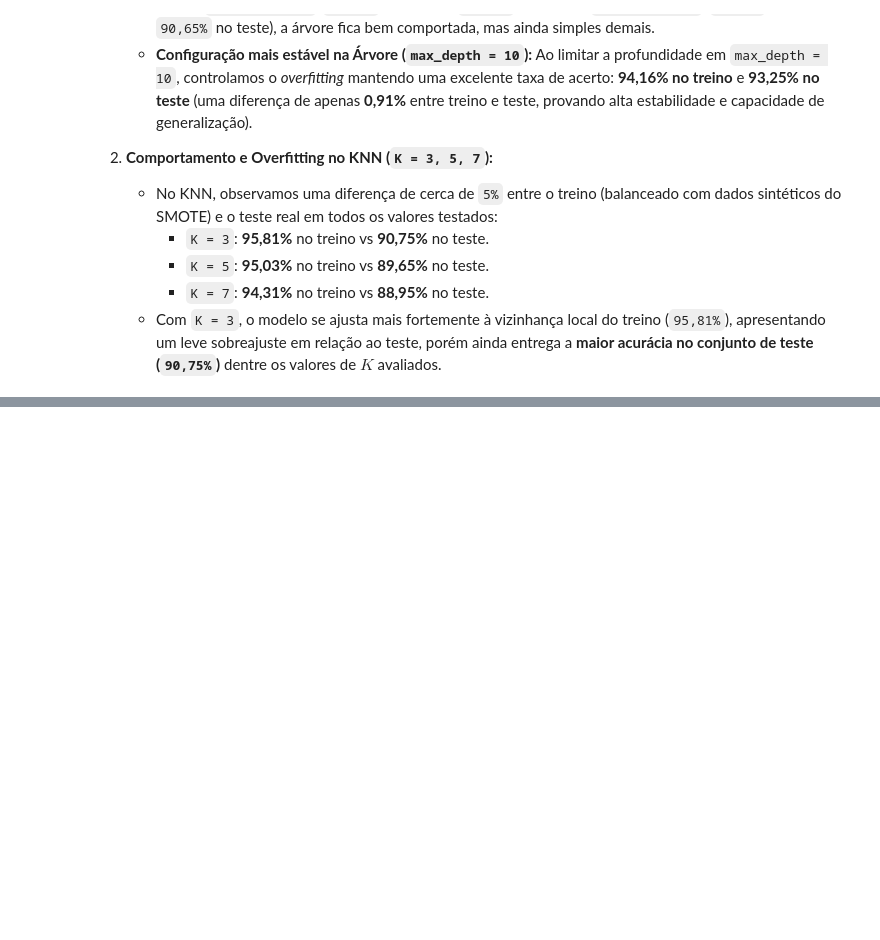
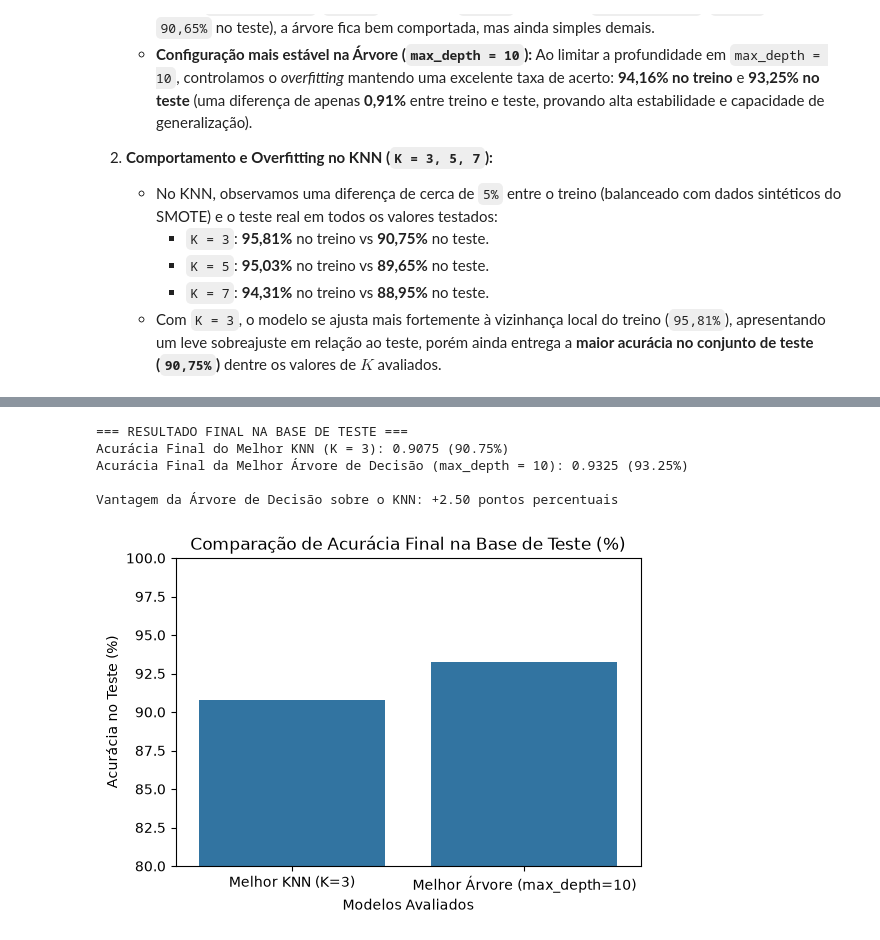
Before and after one commit to maumau220/playground, a Jupyter notebook: Manutenção Preditiva (Indústria 4.0)/notebooks/pipeline_preditivo.ipynb, the cells around one changed output, grey strips where cells are left out. Drawn from its saved outputs; the diff is of its cells as text; code cells hidden in the pictures; blank space fills up the shorter version.

Commit message:
implementa avaliacao final na base de teste e comparacao entre modelos

```diff
--- a/Manutenção Preditiva (Indústria 4.0)/notebooks/pipeline_preditivo.ipynb
+++ b/Manutenção Preditiva (Indústria 4.0)/notebooks/pipeline_preditivo.ipynb
@@ -469,0 +475,39 @@ Comparando as taxas de acerto entre a base de **treino** e a base de **teste**,
+# %%
+# Selecionando e avaliando o melhor KNN (K = 3) nos dados de teste
+melhor_knn = KNeighborsClassifier(n_neighbors=3)
+melhor_knn.fit(X_treino_escalonado, y_treino_balanceado)
+previsoes_finais_knn = melhor_knn.predict(X_teste_escalonado)
+acuracia_final_knn = accuracy_score(y_teste, previsoes_finais_knn)
+
+# Selecionando e avaliando a melhor Árvore de Decisão estável (max_depth = 10) nos dados de teste
+melhor_arvore = DecisionTreeClassifier(max_depth=10, random_state=42)
+melhor_arvore.fit(X_treino_balanceado, y_treino_balanceado)
+previsoes_finais_arvore = melhor_arvore.predict(X_teste)
+acuracia_final_arvore = accuracy_score(y_teste, previsoes_finais_arvore)
+
+print("=== RESULTADO FINAL NA BASE DE TESTE ===")
+print(f"Acurácia Final do Melhor KNN (K = 3): {acuracia_final_knn:.4f} ({acuracia_final_knn * 100:.2f}%)")
+print(f"Acurácia Final da Melhor Árvore de Decisão (max_depth = 10): {acuracia_final_arvore:.4f} ({acuracia_final_arvore * 100:.2f}%)")
+
+diferenca = (acuracia_final_arvore - acuracia_final_knn) * 100
+print(f"\nVantagem da Árvore de Decisão sobre o KNN: +{diferenca:.2f} pontos percentuais")
+# %% [output]
+=== RESULTADO FINAL NA BASE DE TESTE ===
+Acurácia Final do Melhor KNN (K = 3): 0.9075 (90.75%)
+Acurácia Final da Melhor Árvore de Decisão (max_depth = 10): 0.9325 (93.25%)
+
+Vantagem da Árvore de Decisão sobre o KNN: +2.50 pontos percentuais
+# %%
+# Gráfico comparativo da acurácia final dos dois modelos no conjunto de teste
+nomes_modelos = ['Melhor KNN (K=3)', 'Melhor Árvore (max_depth=10)']
+valores_acuracia = [acuracia_final_knn * 100, acuracia_final_arvore * 100]
+
+plt.figure(figsize=(6, 4))
+sns.barplot(x=nomes_modelos, y=valores_acuracia)
+plt.ylim(80, 100)
+plt.title('Comparação de Acurácia Final na Base de Teste (%)')
+plt.ylabel('Acurácia no Teste (%)')
+plt.xlabel('Modelos Avaliados')
+plt.show()
+# %% [output]
+[figure, added]
```
Also changed, not shown: parts of 2 cells of this notebook.
